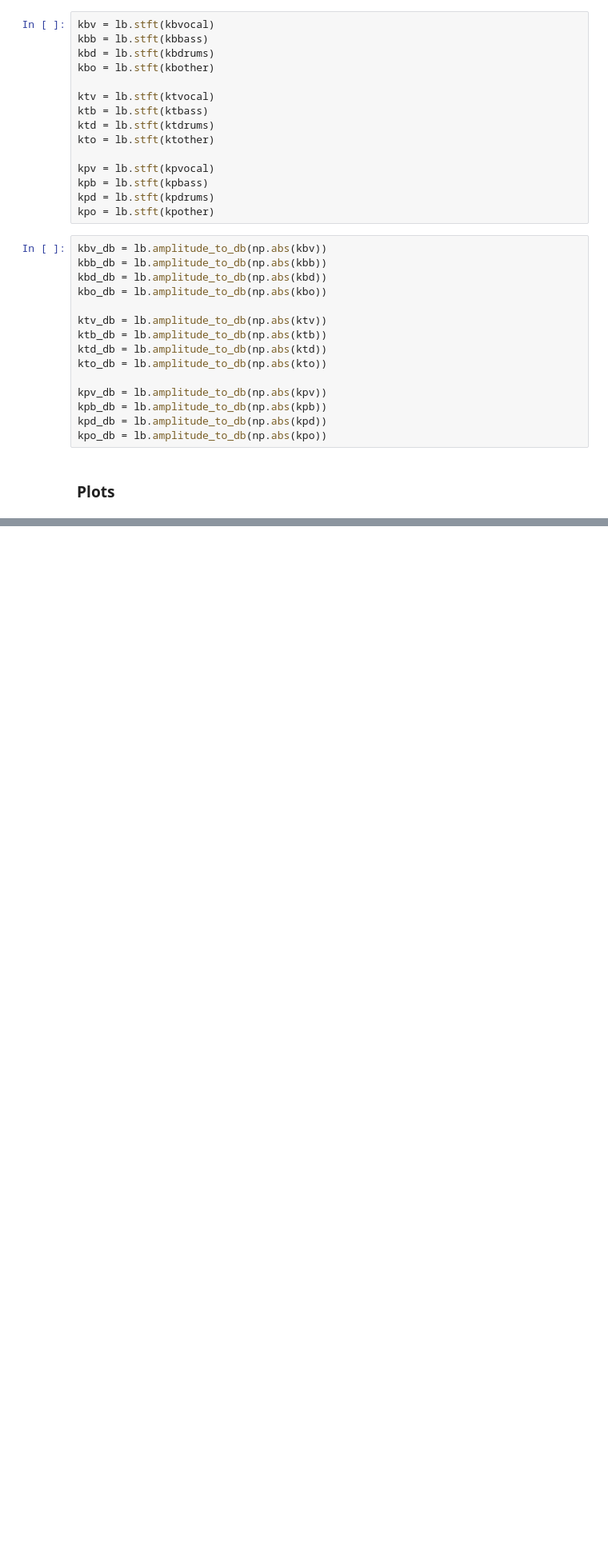
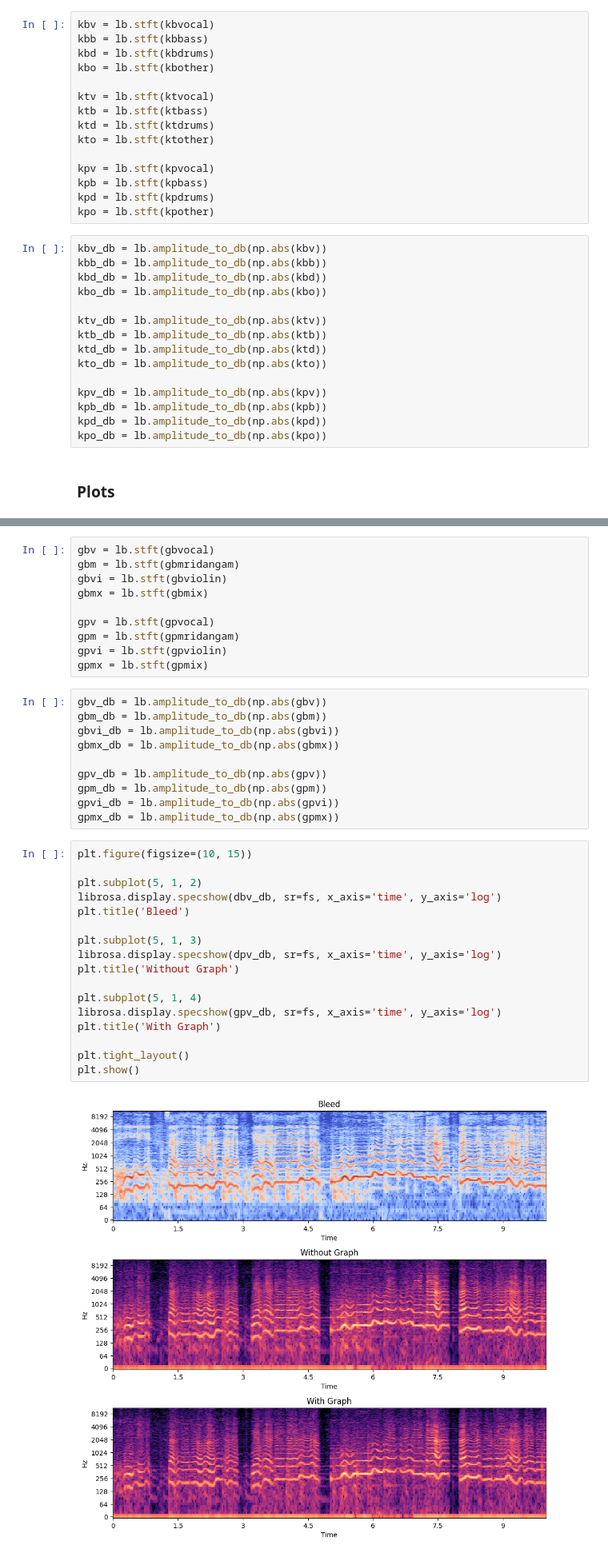
Before and after one commit to its-rajesh/Audio-Bleeding-Removal, a Jupyter notebook: Check.ipynb, the cells around one changed output, grey strips where cells are left out. Shown at 80% size. Drawn from its saved outputs; the diff is of its cells as text; blank space fills up the shorter version.

```diff
--- a/Check.ipynb
+++ b/Check.ipynb
@@ -196,0 +247,39 @@ array([[ True,  True,  True, ...,  True,  True,  True],
+# %%
+gbv = lb.stft(gbvocal)
+gbm = lb.stft(gbmridangam)
+gbvi = lb.stft(gbviolin)
+gbmx = lb.stft(gbmix)
+
+gpv = lb.stft(gpvocal)
+gpm = lb.stft(gpmridangam)
+gpvi = lb.stft(gpviolin)
+gpmx = lb.stft(gpmix)
+# %%
+gbv_db = lb.amplitude_to_db(np.abs(gbv))
+gbm_db = lb.amplitude_to_db(np.abs(gbm))
+gbvi_db = lb.amplitude_to_db(np.abs(gbvi))
+gbmx_db = lb.amplitude_to_db(np.abs(gbmx))
+
+gpv_db = lb.amplitude_to_db(np.abs(gpv))
+gpm_db = lb.amplitude_to_db(np.abs(gpm))
+gpvi_db = lb.amplitude_to_db(np.abs(gpvi))
+gpmx_db = lb.amplitude_to_db(np.abs(gpmx))
+# %%
+plt.figure(figsize=(10, 15))
+
+plt.subplot(5, 1, 2)
+librosa.display.specshow(dbv_db, sr=fs, x_axis='time', y_axis='log')
+plt.title('Bleed')
+
+plt.subplot(5, 1, 3)
+librosa.display.specshow(dpv_db, sr=fs, x_axis='time', y_axis='log')
+plt.title('Without Graph')
+
+plt.subplot(5, 1, 4)
+librosa.display.specshow(gpv_db, sr=fs, x_axis='time', y_axis='log')
+plt.title('With Graph')
+
+plt.tight_layout()
+plt.show()
+# %% [output]
+[figure, added]
```
Also changed, not shown: parts of 15 cells of this notebook.
